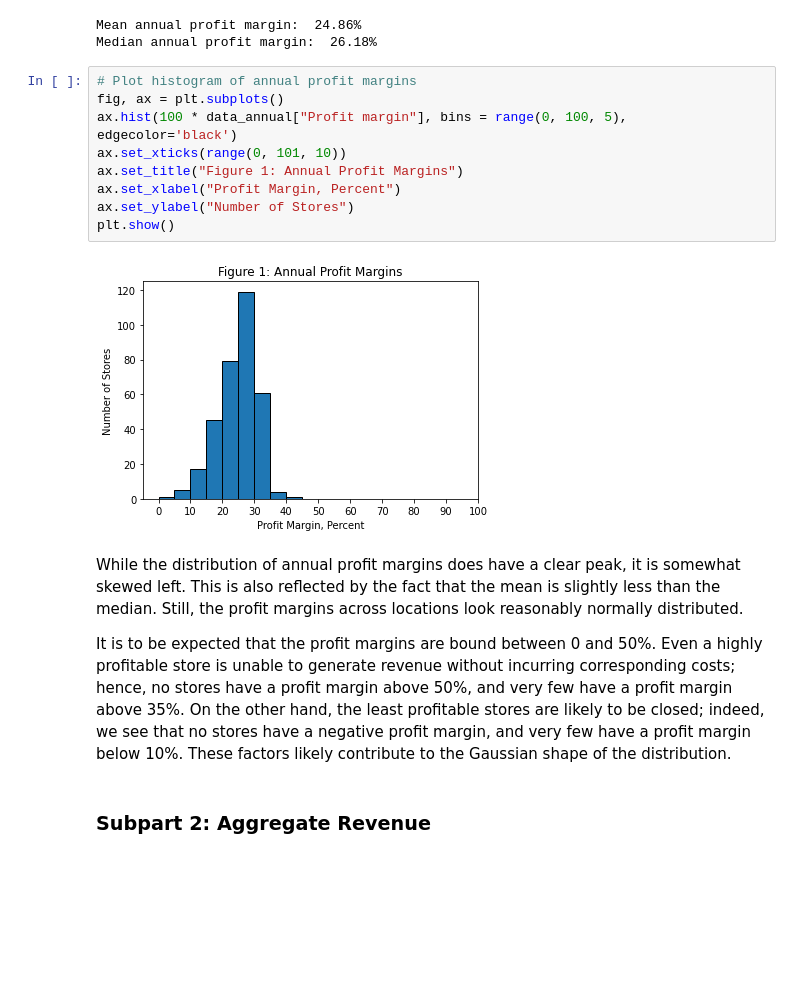
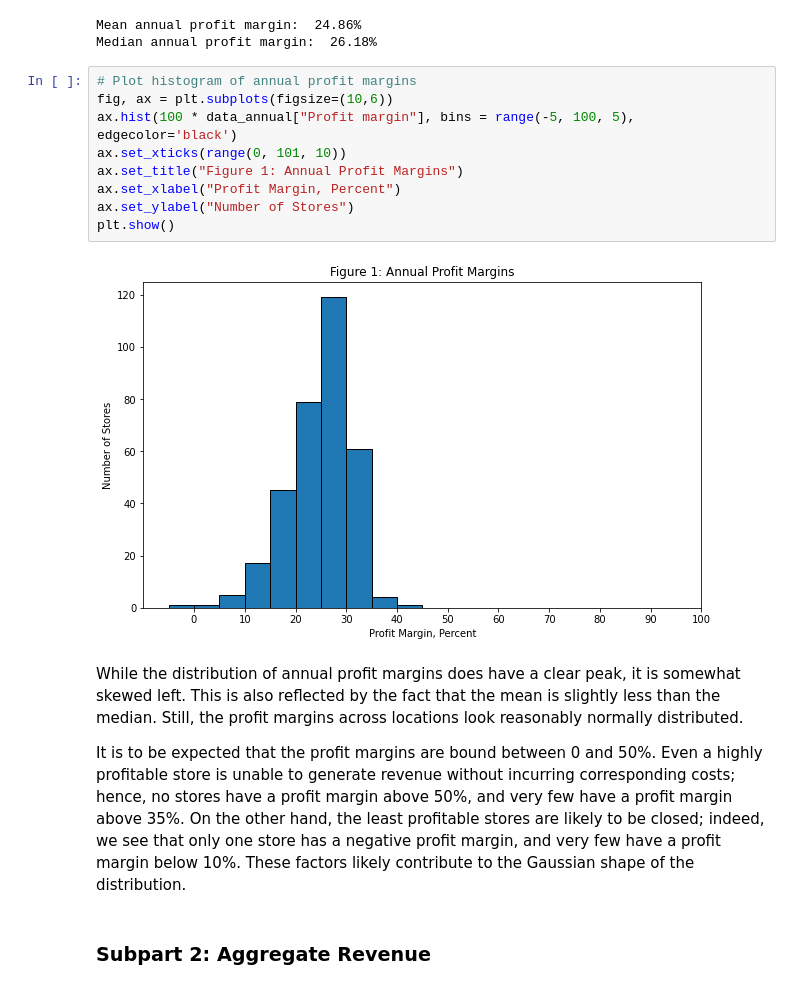
Before and after one commit to MichaelYinGH/assessment, a Jupyter notebook: analysis.ipynb, the cells around one changed output. Cells and saved outputs as stored; diff of their text form; blank space fills up the shorter version.

Commit message:
Completed notebook for assessment; added Part 3 and revisited exploratory graphs

```diff
--- a/analysis.ipynb
+++ b/analysis.ipynb
@@ -41,19 +44,19 @@ Mean annual profit margin:  24.86%
 Median annual profit margin:  26.18%
 # %%
 # Plot histogram of annual profit margins
-fig, ax = plt.subplots()
-ax.hist(100 * data_annual["Profit margin"], bins = range(0, 100, 5), edgecolor='black')
+fig, ax = plt.subplots(figsize=(10,6))
+ax.hist(100 * data_annual["Profit margin"], bins = range(-5, 100, 5), edgecolor='black')
 ax.set_xticks(range(0, 101, 10))
 ax.set_title("Figure 1: Annual Profit Margins")
 ax.set_xlabel("Profit Margin, Percent")
 ax.set_ylabel("Number of Stores")
 plt.show()
 # %% [output]
-[figure, old version]
+[figure, new version]
 # %% [markdown]
 While the distribution of annual profit margins does have a clear peak, it is somewhat skewed left. This is also reflected by the fact that the mean is slightly less than the median. Still, the profit margins across locations look reasonably normally distributed.
 
-It is to be expected that the profit margins are bound between 0 and 50%. Even a highly profitable store is unable to generate revenue without incurring corresponding costs; hence, no stores have a profit margin above 50%, and very few have a profit margin above 35%. On the other hand, the least profitable stores are likely to be closed; indeed, we see that no stores have a negative profit margin, and very few have a profit margin below 10%. These factors likely contribute to the Gaussian shape of the distribution.
+It is to be expected that the profit margins are bound between 0 and 50%. Even a highly profitable store is unable to generate revenue without incurring corresponding costs; hence, no stores have a profit margin above 50%, and very few have a profit margin above 35%. On the other hand, the least profitable stores are likely to be closed; indeed, we see that only one store has a negative profit margin, and very few have a profit margin below 10%. These factors likely contribute to the Gaussian shape of the distribution.
 # %% [markdown]
 <h3>Subpart 2: Aggregate Revenue
 # %%
```
Also changed, not shown: parts of 23 cells of this notebook.
